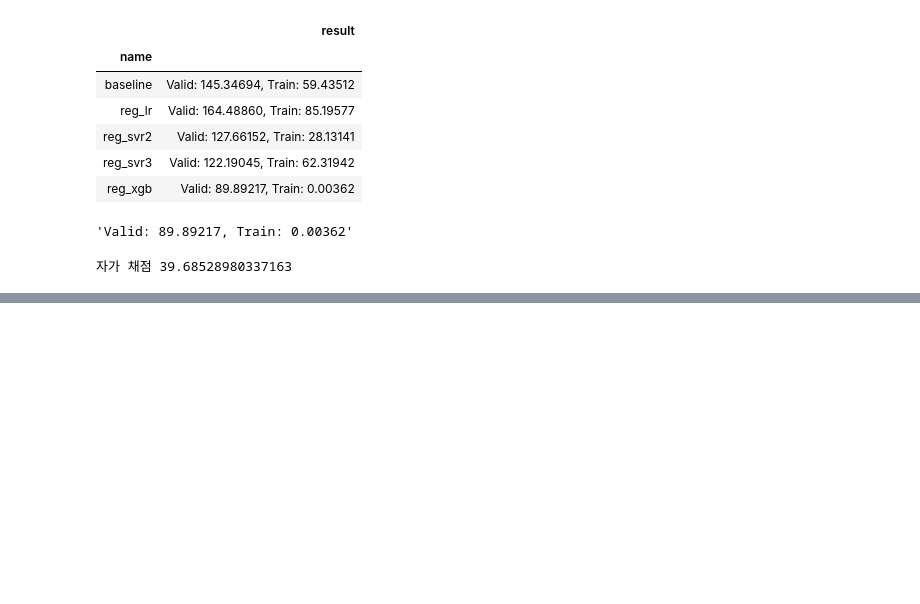
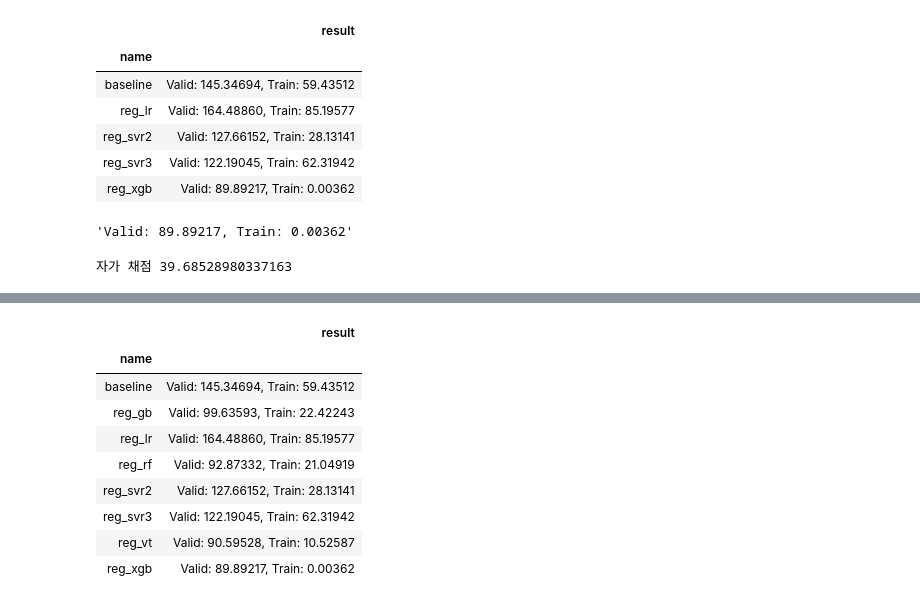
Before and after one commit to sunkusun9/DS_lv3_2511_1, a Jupyter notebook: sec_ds_lv3_prob3_kaggle.ipynb, the cells around one changed output, grey strips where cells are left out. Drawn from its saved outputs; the diff is of its cells as text; code cells hidden in the pictures; blank space fills up the shorter version.

```diff
--- a/sec_ds_lv3_prob3_kaggle.ipynb
+++ b/sec_ds_lv3_prob3_kaggle.ipynb
@@ -527,0 +833,15 @@ eval_model('reg_vt', reg_vt)
+# %%
+display(
+    pd.DataFrame(hist).groupby('name').last()
+)
+# %% [output]
+|  | result |
+| name |  |
+| baseline | Valid: 145.34694, Train: 59.43512 |
+| reg_gb | Valid: 99.63593, Train: 22.42243 |
+| reg_lr | Valid: 164.48860, Train: 85.19577 |
+| reg_rf | Valid: 92.87332, Train: 21.04919 |
+| reg_svr2 | Valid: 127.66152, Train: 28.13141 |
+| reg_svr3 | Valid: 122.19045, Train: 62.31942 |
+| reg_vt | Valid: 90.59528, Train: 10.52587 |
+| reg_xgb | Valid: 89.89217, Train: 0.00362 |
```
Also changed, not shown: parts of 27 cells of this notebook.
